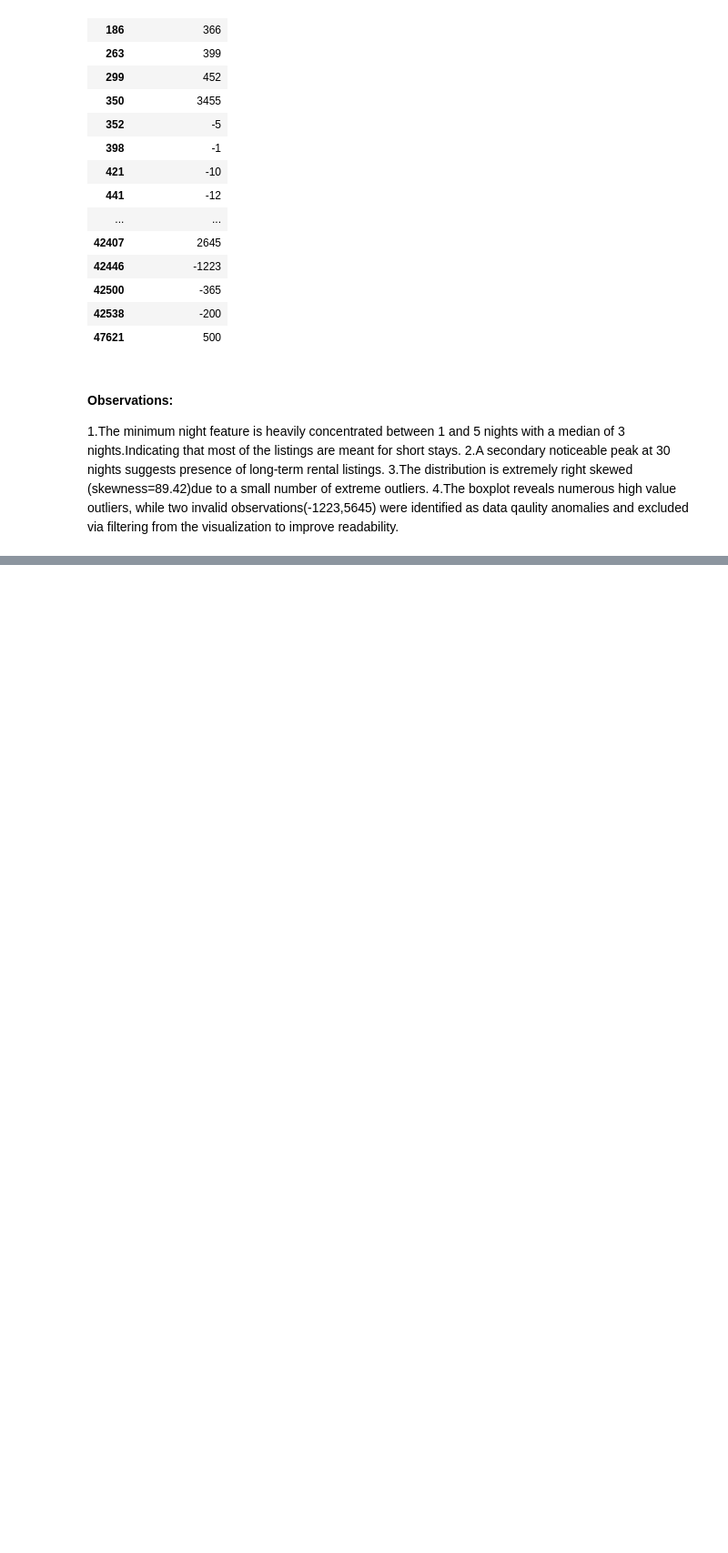
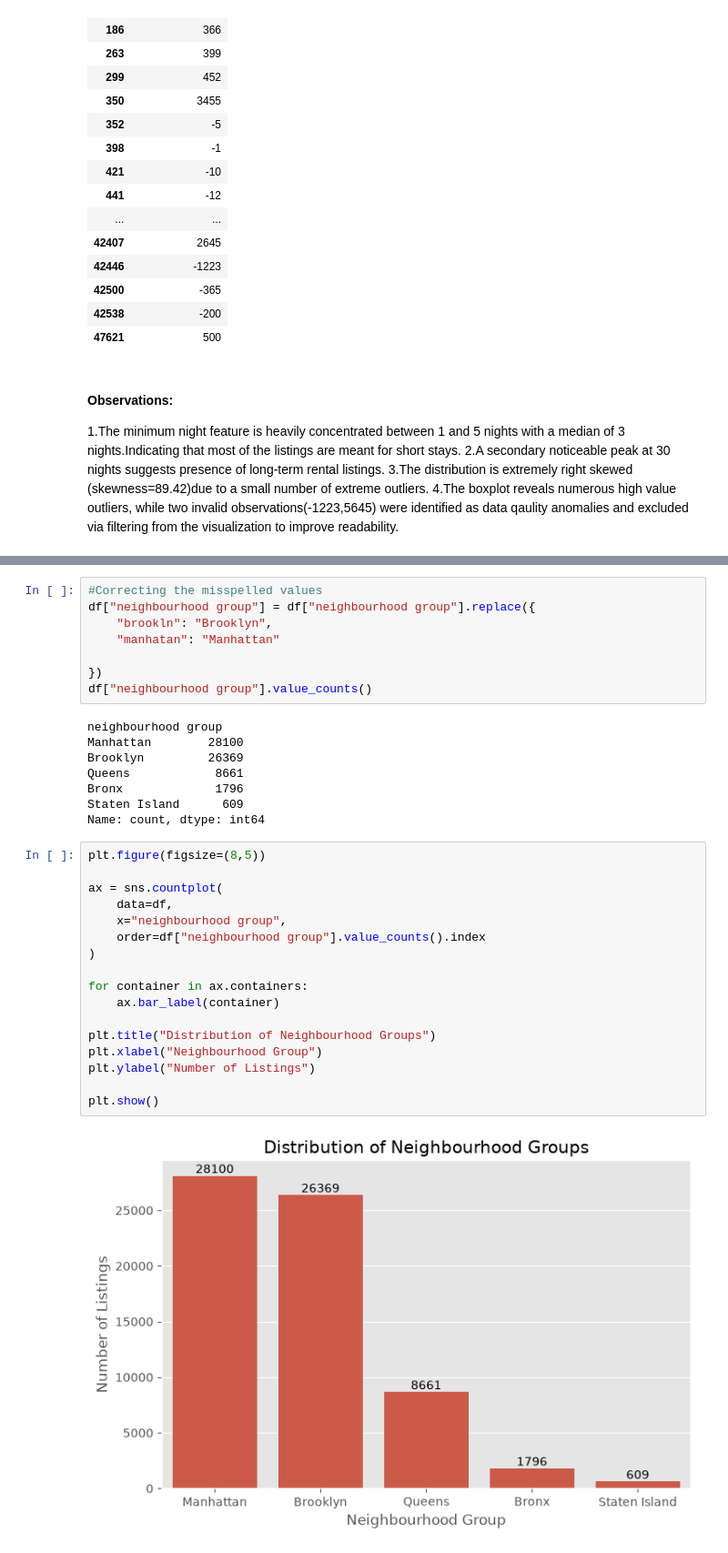
Before and after one commit to Vaishnavik-droid/customer-segmentation, a Jupyter notebook: notebooks/eda.ipynb, the cells around one changed output, grey strips where cells are left out. Shown at 91% size. Cells and saved outputs as stored; diff of their text form; blank space fills up the shorter version.

```diff
--- a/notebooks/eda.ipynb
+++ b/notebooks/eda.ipynb
@@ -393,0 +464,35 @@ df[(df["minimum nights"] < 0) | (df["minimum nights"] > 365)][["minimum nights"]
+# %%
+#Correcting the misspelled values
+df["neighbourhood group"] = df["neighbourhood group"].replace({
+    "brookln": "Brooklyn",
+    "manhatan": "Manhattan"
+
+})
+df["neighbourhood group"].value_counts()
+# %% [output]
+neighbourhood group
+Manhattan        28100
+Brooklyn         26369
+Queens            8661
+Bronx             1796
+Staten Island      609
+Name: count, dtype: int64
+# %%
+plt.figure(figsize=(8,5))
+
+ax = sns.countplot(
+    data=df,
+    x="neighbourhood group",
+    order=df["neighbourhood group"].value_counts().index
+)
+
+for container in ax.containers:
+    ax.bar_label(container)
+
+plt.title("Distribution of Neighbourhood Groups")
+plt.xlabel("Neighbourhood Group")
+plt.ylabel("Number of Listings")
+
+plt.show()
+# %% [output]
+[figure, added]
```
Also changed, not shown: parts of 33 cells of this notebook.
